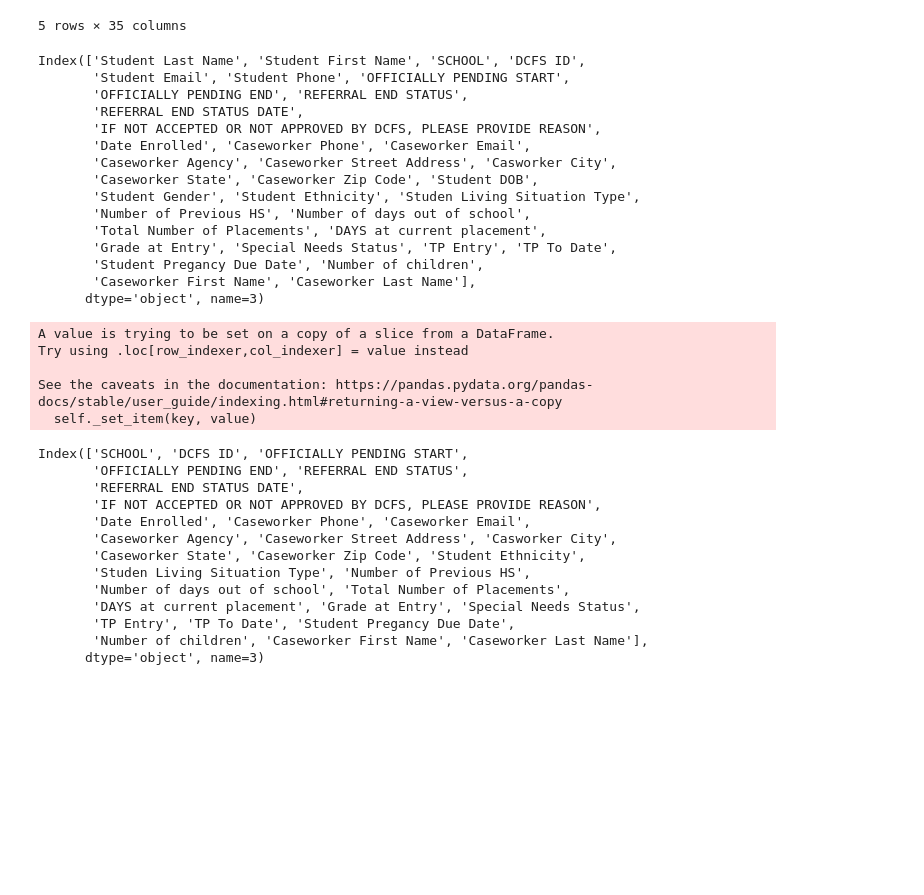
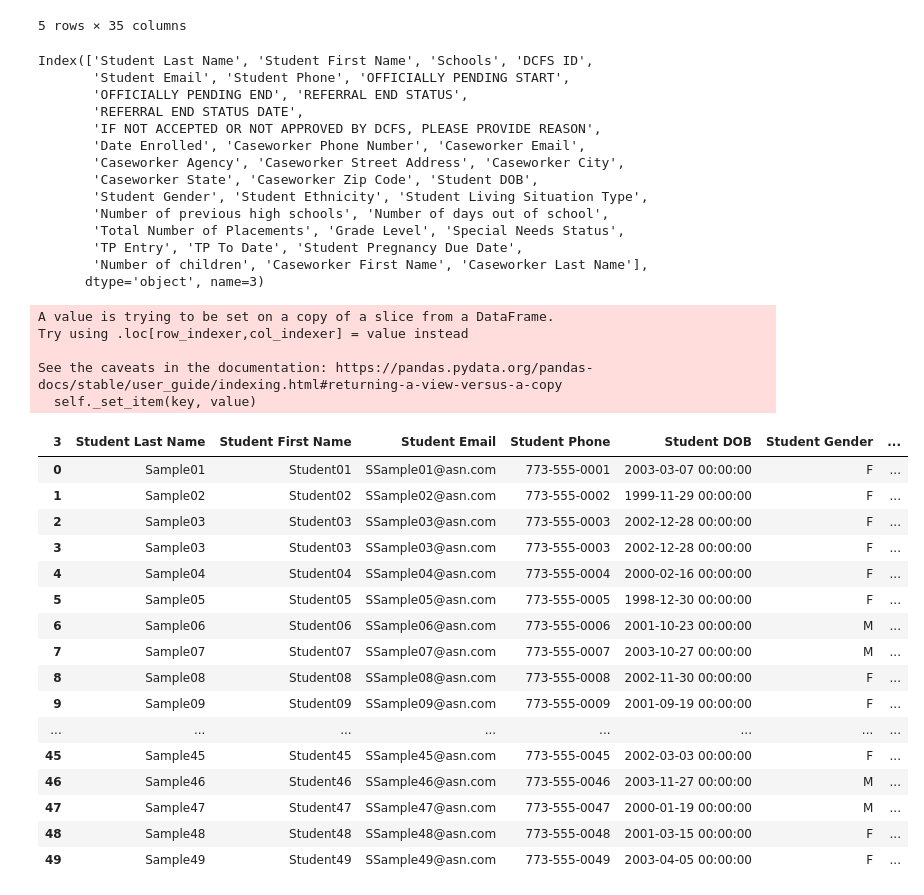
Before and after one commit to LuiHern/sample-data-cleaning, a Jupyter notebook: clean.ipynb, the cells around one changed output. Saved outputs shown, nothing was run; the diff lists cells and outputs as text; code cells hidden in the pictures; blank space fills up the shorter version.

Commit message:
some updates to make executable and added a uuid to student object

```diff
--- a/clean.ipynb
+++ b/clean.ipynb
@@ -65,7 +65,9 @@ df.head()
 df[["Caseworker First Name", "Caseworker Last Name"]] = df["Current Caseworker Name"].str.split(" ", expand = True)
 df["Street Address"] = df["Street Address"] + df["Unit / Suite #"]
 
-df.drop(['Unit / Suite #', "Current Caseworker Name"], axis=1, inplace = True)
+df.drop(['Unit / Suite #', "Current Caseworker Name", "DAYS at current placement"], axis=1, inplace = True)
+
+salesforce_meta_data = ["OFFICIALLY PENDING START", "OFFICIALLY PENDING END", "REFERRAL END STATUS", "REFERRAL END STATUS DATE" "IF NOT ACCEPTED OR NOT APPROVED BY DCFS, PLEASE PROVIDE REASON",]
 # %%
 # Rename the columns to match Salesforce
 renaming_dict = {
@@ -75,72 +77,78 @@ renaming_dict = {
     "EMAIL ADDRESS" : "Student Email",
     "PHONE #" : "Student Phone",
     "ENROLLMENT DATE": "Date Enrolled",
-    "Number of previous HS" : "Numberof previous high schools",
+    "Number of Previous HS" : "Number of previous high schools",
     "Numnber of DAYS out of school" : "Number of days out of school",
     "Number of Placements" : "Total Number of Placements",
-    "Phone": "Caseworker Phone",
+    "Phone": "Caseworker Phone Number",
     "Email": "Caseworker Email",
     "Agency": "Caseworker Agency",
     "Street Address": "Caseworker Street Address",
-    "City": "Casworker City",
+    "City": "Caseworker City",
     "State": "Caseworker State",
     "Zip": "Caseworker Zip Code",
     "DOB": "Student DOB",
     "Et®hn": "Student Ethnicity",
-    "LIVING SITUATION": "Studen Living Situation Type",
+    "LIVING SITUATION": "Student Living Situation Type",
     "Number of DAYS out of school": "Number of days out of school",
     "SpecEd" : "Special Needs Status",
-    "DUE DATE IF PREGNANT?": "Student Pregancy Due Date",
+    "DUE DATE IF PREGNANT?": "Student Pregnancy Due Date",
     "# CHILDREN" : "Number of children",
-    "Gender": "Student Gender"
+    "Grade at Entry": "Grade Level",
+    "SCHOOL": "Schools"
 }
 df.rename(columns=renaming_dict, inplace=True)
 df.columns
 # %% [output]
-Index(['Student Last Name', 'Student First Name', 'SCHOOL', 'DCFS ID',
+Index(['Student Last Name', 'Student First Name', 'Schools', 'DCFS ID',
        'Student Email', 'Student Phone', 'OFFICIALLY PENDING START',
        'OFFICIALLY PENDING END', 'REFERRAL END STATUS',
        'REFERRAL END STATUS DATE',
        'IF NOT ACCEPTED OR NOT APPROVED BY DCFS, PLEASE PROVIDE REASON',
-       'Date Enrolled', 'Caseworker Phone', 'Caseworker Email',
-       'Caseworker Agency', 'Caseworker Street Address', 'Casworker City',
+       'Date Enrolled', 'Caseworker Phone Number', 'Caseworker Email',
+       'Caseworker Agency', 'Caseworker Street Address', 'Caseworker City',
        'Caseworker State', 'Caseworker Zip Code', 'Student DOB',
-       'Student Gender', 'Student Ethnicity', 'Studen Living Situation Type',
-       'Number of Previous HS', 'Number of days out of school',
-       'Total Number of Placements', 'DAYS at current placement',
-       'Grade at Entry', 'Special Needs Status', 'TP Entry', 'TP To Date',
-       'Student Pregancy Due Date', 'Number of children',
-       'Caseworker First Name', 'Caseworker Last Name'],
+       'Student Gender', 'Student Ethnicity', 'Student Living Situation Type',
+       'Number of previous high schools', 'Number of days out of school',
+       'Total Number of Placements', 'Grade Level', 'Special Needs Status',
+       'TP Entry', 'TP To Date', 'Student Pregnancy Due Date',
+       'Number of children', 'Caseworker First Name', 'Caseworker Last Name'],
       dtype='object', name=3)
 # %%
 # Map columns to objects
 
 student_contact_df = df[["Student Last Name", "Student First Name", 'Student Email','Student Phone', 'Student DOB', 'Student Gender']]
+ys3_referral_form_df = df
 ys3_columns = [column for column in list(df.columns) if column not in list(student_contact_df.columns)]
 ys3_program_df = df[ys3_columns]
 student_contact_df["Student Contact Record"] = student_contact_df["Student Last Name"] + student_contact_df["Student First Name"]
 
 
-ys3_program_df.columns
+ys3_program_df
+student_contact_df
 # %% [output]
 A value is trying to be set on a copy of a slice from a DataFrame.
 Try using .loc[row_indexer,col_indexer] = value instead
 
 See the caveats in the documentation: https://pandas.pydata.org/pandas-docs/stable/user_guide/indexing.html#returning-a-view-versus-a-copy
   self._set_item(key, value)
-Index(['SCHOOL', 'DCFS ID', 'OFFICIALLY PENDING START',
-       'OFFICIALLY PENDING END', 'REFERRAL END STATUS',
-       'REFERRAL END STATUS DATE',
-       'IF NOT ACCEPTED OR NOT APPROVED BY DCFS, PLEASE PROVIDE REASON',
-       'Date Enrolled', 'Caseworker Phone', 'Caseworker Email',
-       'Caseworker Agency', 'Caseworker Street Address', 'Casworker City',
-       'Caseworker State', 'Caseworker Zip Code', 'Student Ethnicity',
-       'Studen Living Situation Type', 'Number of Previous HS',
-       'Number of days out of school', 'Total Number of Placements',
-       'DAYS at current placement', 'Grade at Entry', 'Special Needs Status',
-       'TP Entry', 'TP To Date', 'Student Pregancy Due Date',
-       'Number of children', 'Caseworker First Name', 'Caseworker Last Name'],
-      dtype='object', name=3)
+| 3 | Student Last Name | Student First Name | Student Email | Student Phone | Student DOB | Student Gender | ... |
+| 0 | Sample01 | Student01 | SSample01@asn.com | 773-555-0001 | 2003-03-07 00:00:00 | F | ... |
+| 1 | Sample02 | Student02 | SSample02@asn.com | 773-555-0002 | 1999-11-29 00:00:00 | F | ... |
+| 2 | Sample03 | Student03 | SSample03@asn.com | 773-555-0003 | 2002-12-28 00:00:00 | F | ... |
+| 3 | Sample03 | Student03 | SSample03@asn.com | 773-555-0003 | 2002-12-28 00:00:00 | F | ... |
+| 4 | Sample04 | Student04 | SSample04@asn.com | 773-555-0004 | 2000-02-16 00:00:00 | F | ... |
+| 5 | Sample05 | Student05 | SSample05@asn.com | 773-555-0005 | 1998-12-30 00:00:00 | F | ... |
+| 6 | Sample06 | Student06 | SSample06@asn.com | 773-555-0006 | 2001-10-23 00:00:00 | M | ... |
+| 7 | Sample07 | Student07 | SSample07@asn.com | 773-555-0007 | 2003-10-27 00:00:00 | M | ... |
+| 8 | Sample08 | Student08 | SSample08@asn.com | 773-555-0008 | 2002-11-30 00:00:00 | F | ... |
+| 9 | Sample09 | Student09 | SSample09@asn.com | 773-555-0009 | 2001-09-19 00:00:00 | F | ... |
+| ... | ... | ... | ... | ... | ... | ... | ... |
+| 45 | Sample45 | Student45 | SSample45@asn.com | 773-555-0045 | 2002-03-03 00:00:00 | F | ... |
+| 46 | Sample46 | Student46 | SSample46@asn.com | 773-555-0046 | 2003-11-27 00:00:00 | M | ... |
+| 47 | Sample47 | Student47 | SSample47@asn.com | 773-555-0047 | 2000-01-19 00:00:00 | M | ... |
+| 48 | Sample48 | Student48 | SSample48@asn.com | 773-555-0048 | 2001-03-15 00:00:00 | F | ... |
+| 49 | Sample49 | Student49 | SSample49@asn.com | 773-555-0049 | 2003-04-05 00:00:00 | F | ... |
 # %%
 # Map dataframes to Contact dataframe
 
```
Also changed, not shown: parts of 2 cells of this notebook, 13 other files.
